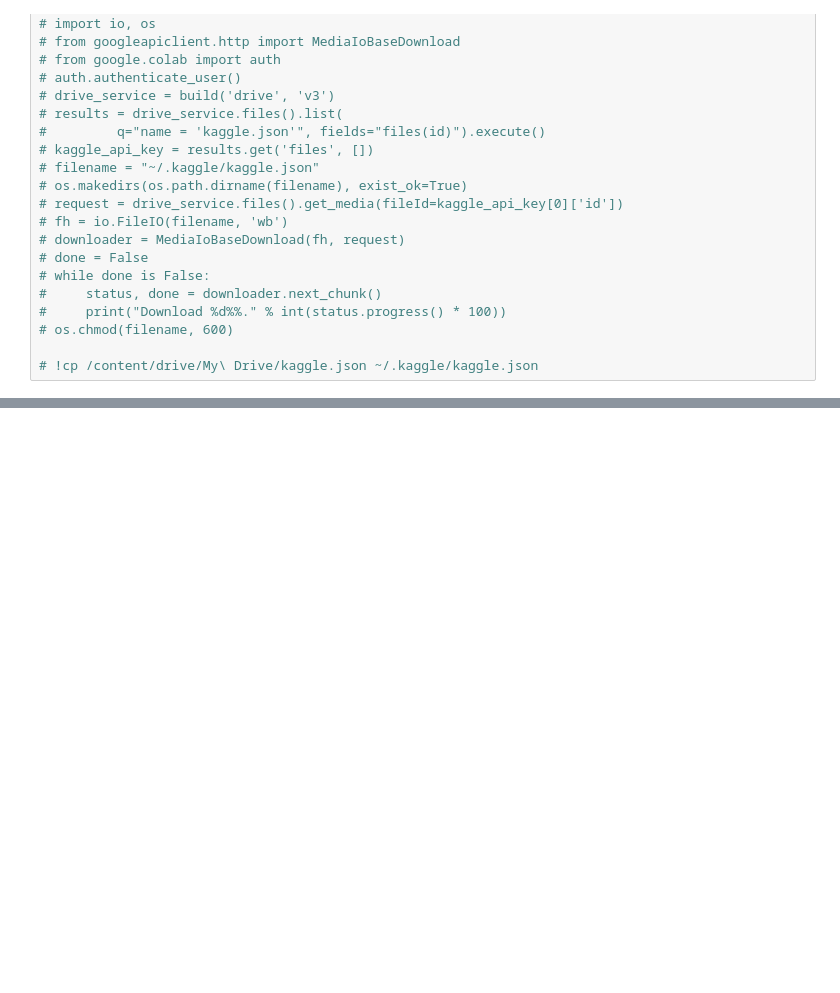
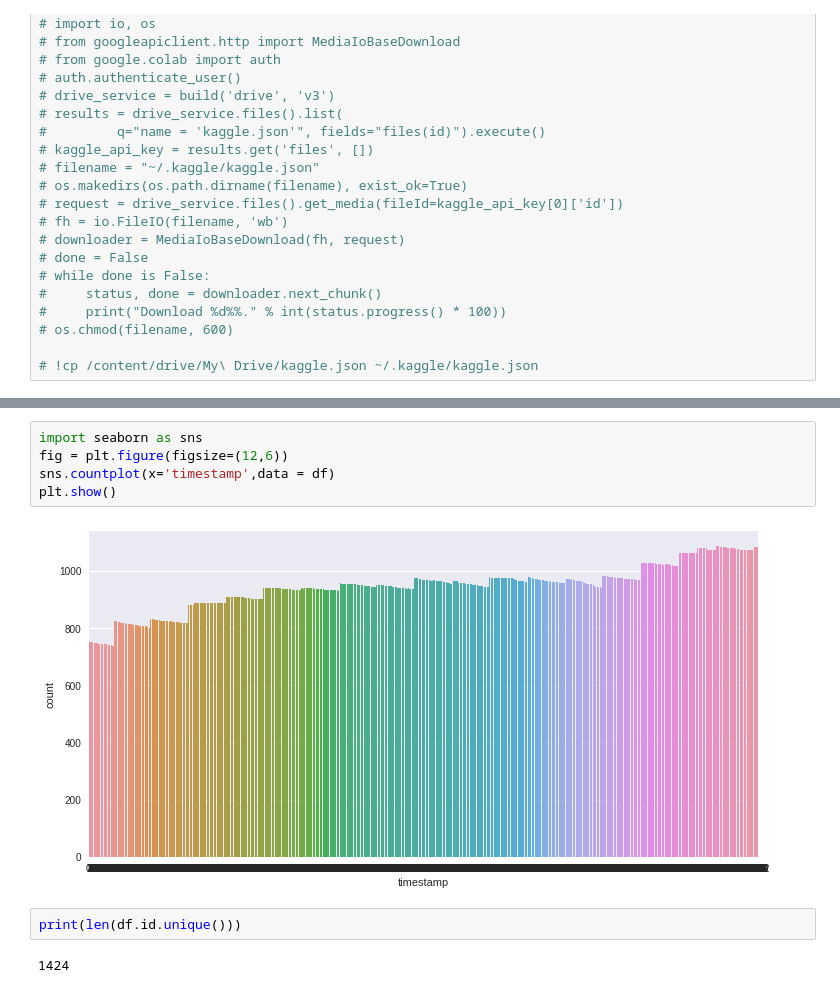
Before and after one commit to Sun-Jiankun/TimeSeriesForecasting, a Jupyter notebook: kaggle_two_sigma_using_kagglegym.ipynb, the cells around one changed output, grey strips where cells are left out. Cells and saved outputs as stored; diff of their text form; blank space fills up the shorter version.

```diff
--- a/kaggle_two_sigma_using_kagglegym.ipynb
+++ b/kaggle_two_sigma_using_kagglegym.ipynb
@@ -72,0 +95,11 @@ ax.set_yticks(ind+(width)/2.)
+# %%
+import seaborn as sns
+fig = plt.figure(figsize=(12,6))
+sns.countplot(x='timestamp',data = df)
+plt.show()
+# %% [output]
+[figure, added]
+# %%
+print(len(df.id.unique()))
+# %% [output]
+1424
```
Also changed, not shown: parts of 11 cells of this notebook.
